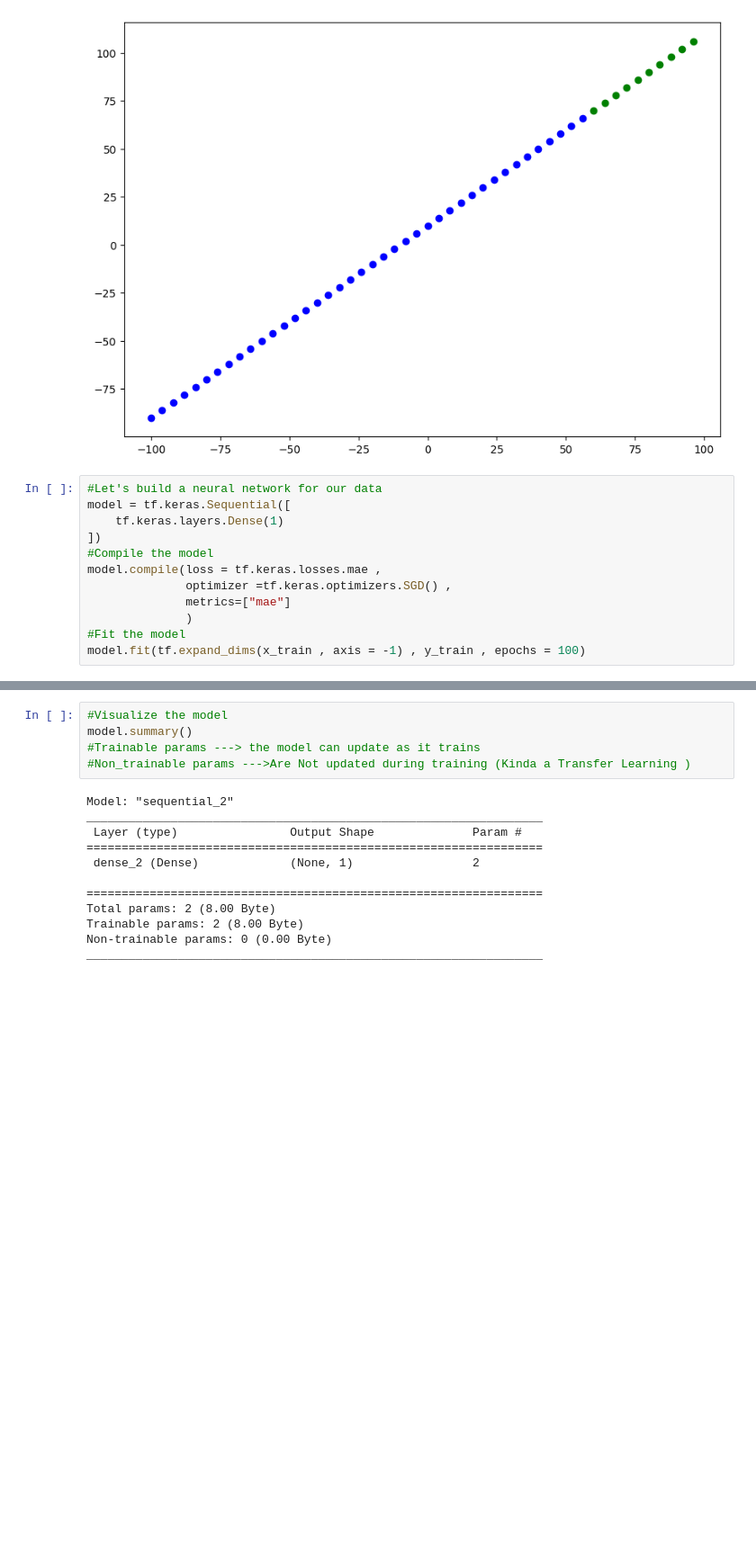
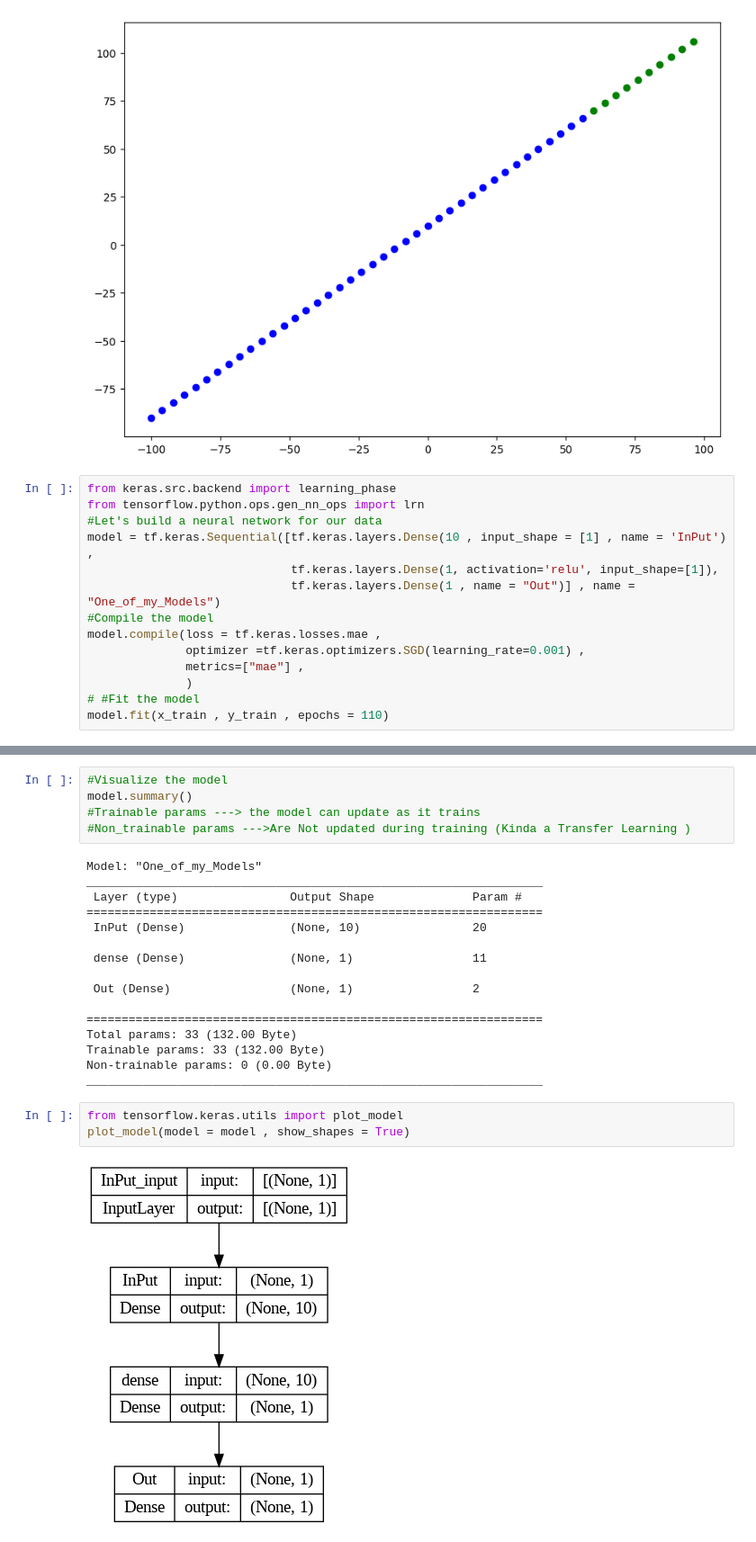
Before and after one commit to mohammed893/Tensor_Flow_Cheat_sheet-, a Jupyter notebook: NN_Regression.ipynb, the cells around one changed output, grey strips where cells are left out. Shown: that part at 90% size. Cells and saved outputs as stored; diff of their text form; blank space fills up the shorter version.

```diff
--- a/NN_Regression.ipynb
+++ b/NN_Regression.ipynb
@@ -97,14 +97,16 @@ plt.scatter(x_test, y_test , c ='g' , label = "Test")
 <matplotlib.collections.PathCollection at 0x...>
 [figure]
 # %%
+from keras.src.backend import learning_phase
+from tensorflow.python.ops.gen_nn_ops import lrn
 #Let's build a neural network for our data
-model = tf.keras.Sequential([
-    tf.keras.layers.Dense(1)
-])
+model = tf.keras.Sequential([tf.keras.layers.Dense(10 , input_shape = [1] , name = 'InPut') ,
+                             tf.keras.layers.Dense(1, activation='relu', input_shape=[1]),
+                             tf.keras.layers.Dense(1 , name = "Out")] , name = "One_of_my_Models")
 #Compile the model
 model.compile(loss = tf.keras.losses.mae ,
-              optimizer =tf.keras.optimizers.SGD() ,
-              metrics=["mae"]
+              optimizer =tf.keras.optimizers.SGD(learning_rate=0.001) ,
+              metrics=["mae"] ,
               )
-#Fit the model
-model.fit(tf.expand_dims(x_train , axis = -1) , y_train , epochs = 100)
+# #Fit the model
+model.fit(x_train , y_train , epochs = 110)
@@ -114,14 +135,23 @@ model.summary()
 #Trainable params ---> the model can update as it trains
 #Non_trainable params --->Are Not updated during training (Kinda a Transfer Learning )
 # %% [output]
-Model: "sequential_2"
+Model: "One_of_my_Models"
 _________________________________________________________________
  Layer (type)                Output Shape              Param #
 =================================================================
- dense_2 (Dense)             (None, 1)                 2
+ InPut (Dense)               (None, 10)                20
+
+ dense (Dense)               (None, 1)                 11
+
+ Out (Dense)                 (None, 1)                 2
 
 =================================================================
-Total params: 2 (8.00 Byte)
-Trainable params: 2 (8.00 Byte)
+Total params: 33 (132.00 Byte)
+Trainable params: 33 (132.00 Byte)
 Non-trainable params: 0 (0.00 Byte)
 _________________________________________________________________
+# %%
+from tensorflow.keras.utils import plot_model
+plot_model(model = model , show_shapes = True)
+# %% [output]
+[figure, added]
```
Also changed, not shown: parts of 22 cells of this notebook.
